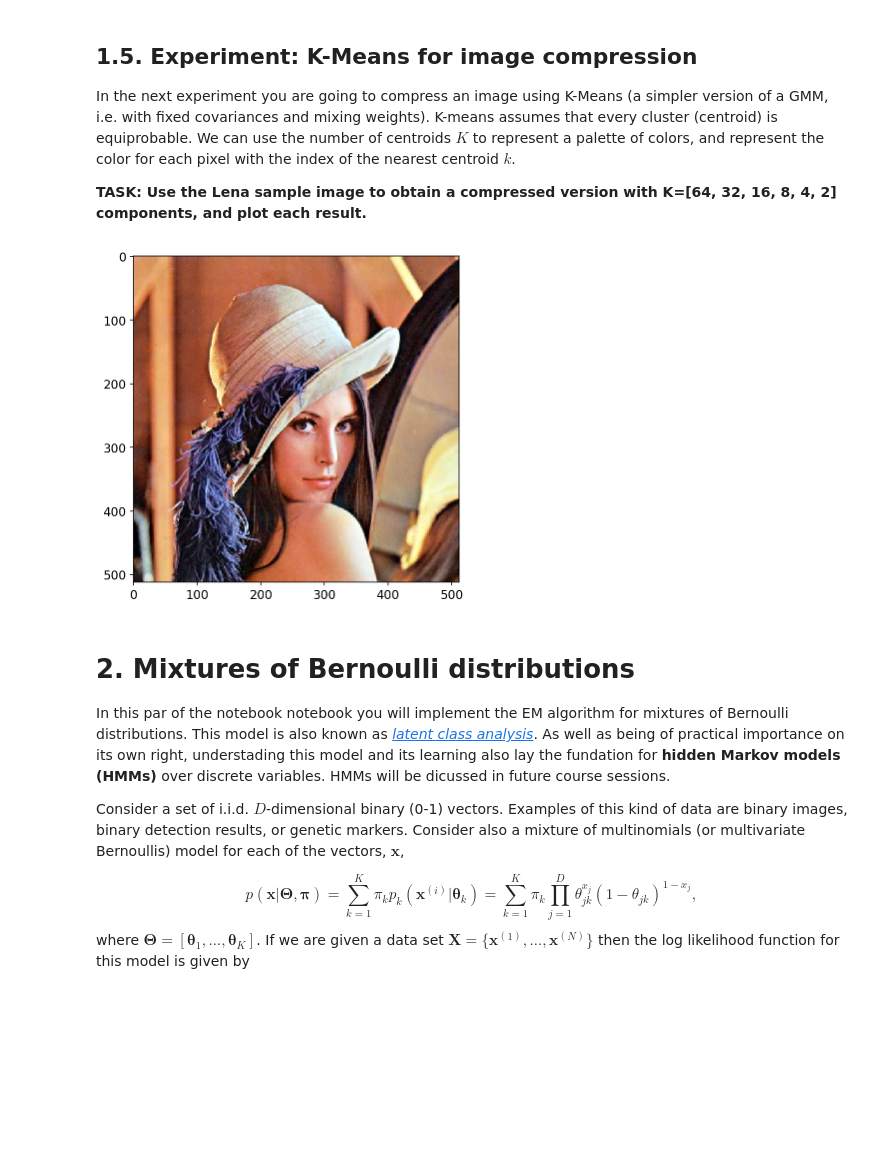
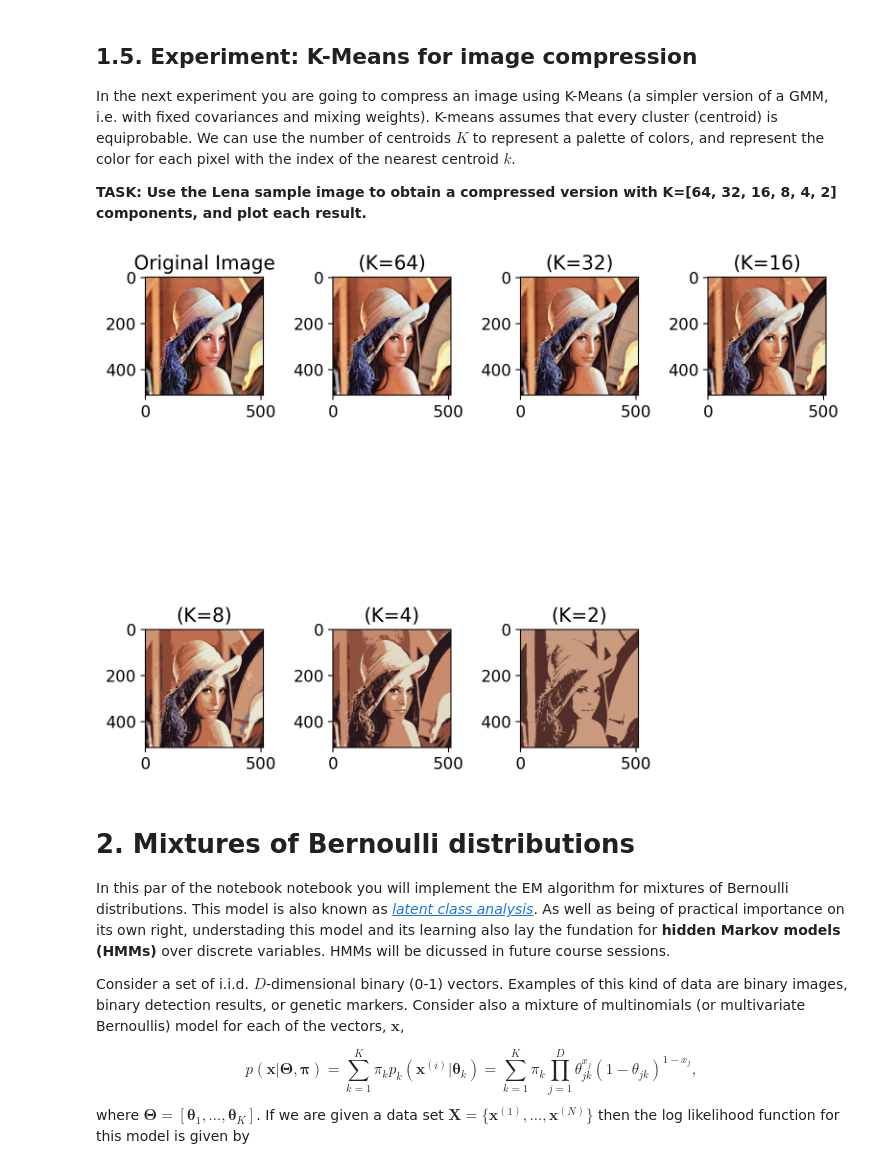
Before and after one commit to andres-nav/ml2, a Jupyter notebook: 06 Mixture models/lab_mixture_models_students.ipynb, the cells around one changed output. Drawn from its saved outputs; the diff is of its cells as text; code cells hidden in the pictures; blank space fills up the shorter version.

```diff
--- a/06 Mixture models/lab_mixture_models_students.ipynb
+++ b/06 Mixture models/lab_mixture_models_students.ipynb
@@ -413,22 +494,34 @@ There exists an class that implements [K-Means in Scikit-learn](https://scikit-l
 In the next experiment you are going to compress an image using K-Means (a simpler version of a GMM, i.e. with fixed covariances and mixing weights). K-means assumes that every cluster (centroid) is equiprobable. We can use the number of centroids $K$ to represent a palette of colors, and represent the color for each pixel with the index of the nearest centroid $k$.
 
 **TASK: Use the Lena sample image to obtain a compressed version with K=[64, 32, 16, 8, 4, 2] components, and plot each result.**
-# %%
-from sklearn.cluster import KMeans
-import scipy.misc
-from skimage import data
-
-lena = mpimg.imread('lena.jpg')
-plt.imshow(lena)
-X = lena.reshape([-1, 3])
-
-#############
-#           #
-# YOUR CODE #
-#           #
-#############
-# %% [output]
-[figure, removed]
+# %%
+from sklearn.cluster import KMeans
+import scipy.misc
+
+lena = mpimg.imread('lena.jpg')
+plt.figure(figsize=(8, 8))
+
+plt.subplot(2, 4, 1)
+plt.imshow(lena)
+plt.title('Original Image')
+
+X = lena.reshape([-1, 3])
+K = [64,32,16,8,4,2]
+
+for i, k in enumerate(K):
+    kmeans = KMeans(n_clusters = k, random_state = 42)
+    kmeans.fit(X)
+    X_compressed = kmeans.cluster_centers_[kmeans.labels_]
+    compressed_image = X_compressed.reshape(lena.shape)/255.0
+
+    plt.subplot(2, 4, i + 2)
+    plt.imshow(compressed_image)
+    plt.title(f'(K={k})')
+
+plt.tight_layout()
+plt.show()
+# %% [output]
+[figure, added]
 # %% [markdown]
 # 2. Mixtures of Bernoulli distributions
 
```
Also changed, not shown: parts of 22 cells of this notebook, 1 other file.
